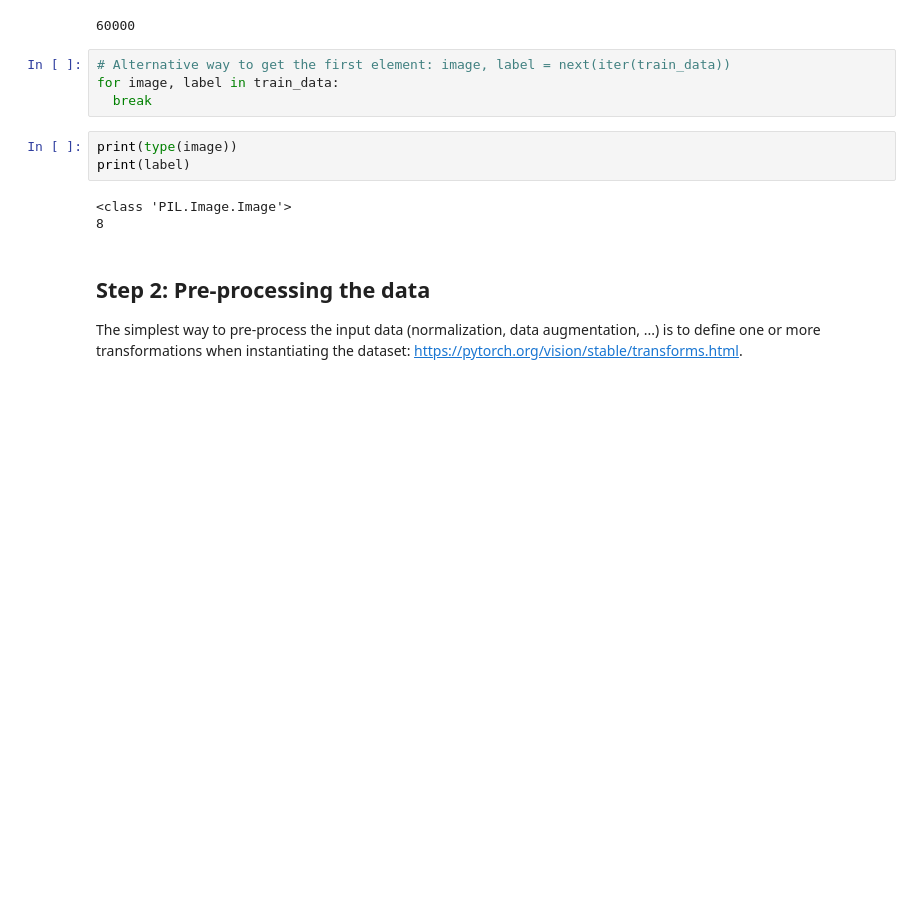
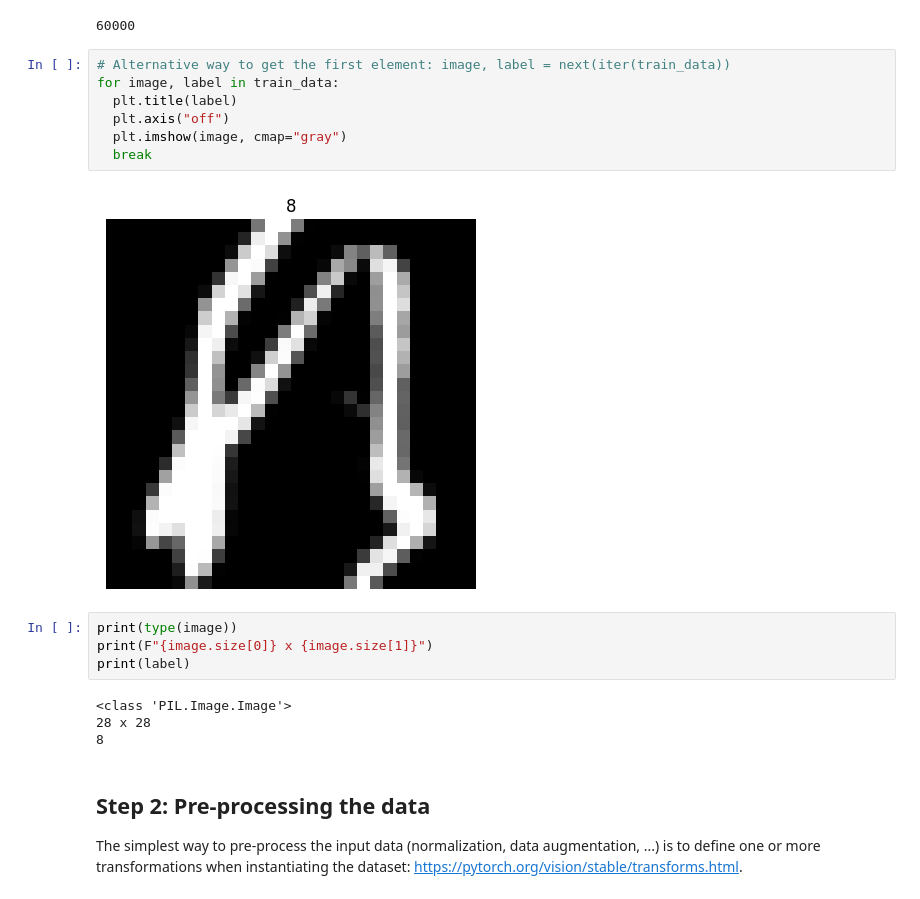
Before and after one commit to SlimShadys/NeuralNetworks, a Jupyter notebook: LAB/[LAB3] Convolutional neural networks.ipynb, the cells around one changed output. Saved outputs shown, nothing was run; the diff lists cells and outputs as text; blank space fills up the shorter version.

```diff
--- a/LAB/[LAB3] Convolutional neural networks.ipynb
+++ b/LAB/[LAB3] Convolutional neural networks.ipynb
@@ -46,12 +41,19 @@ len(train_data)
 # %%
 # Alternative way to get the first element: image, label = next(iter(train_data))
 for image, label in train_data:
+  plt.title(label)
+  plt.axis("off")
+  plt.imshow(image, cmap="gray")
   break
+# %% [output]
+[figure, added]
 # %%
 print(type(image))
+print(F"{image.size[0]} x {image.size[1]}")
 print(label)
 # %% [output]
 <class 'PIL.Image.Image'>
+28 x 28
 8
 # %% [markdown]
 ## Step 2: Pre-processing the data
```
Also changed, not shown: parts of 61 cells of this notebook, 1 other file.
